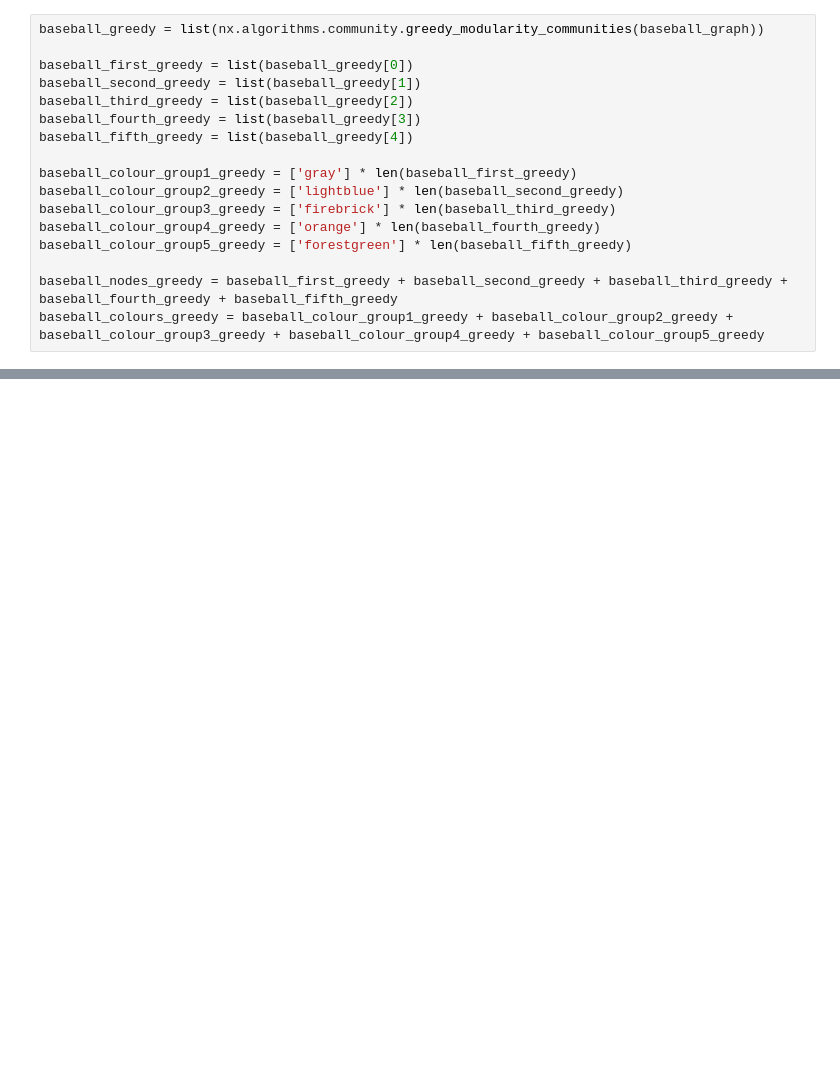
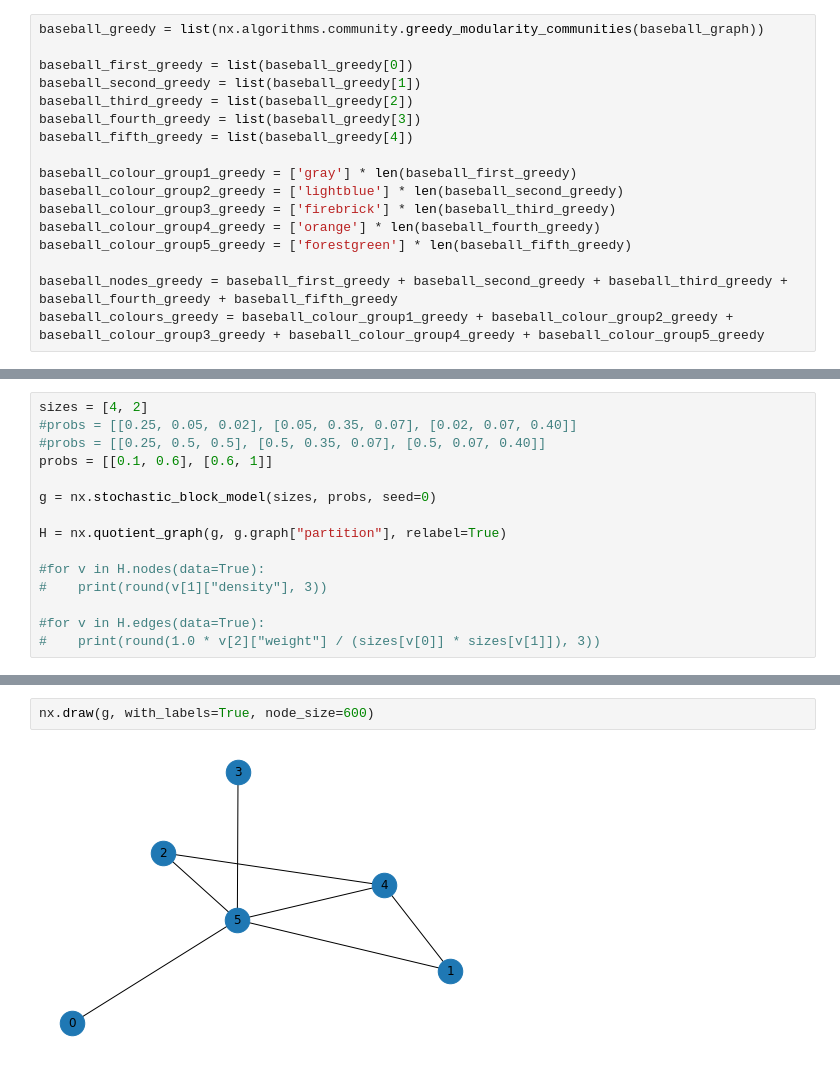
Before and after one commit to domonkoshaffner/network_visualisation, a Jupyter notebook: main_project_network.ipynb, the cells around one changed output, grey strips where cells are left out. Cells and saved outputs as stored; diff of their text form; blank space fills up the shorter version.

```diff
--- a/main_project_network.ipynb
+++ b/main_project_network.ipynb
@@ -841,0 +863,15 @@ plt.savefig('baseball_caluset_comm_circular.jpg', dpi = 300, bbox_inches = 'tigh
+# %%
+sizes = [4, 2]
+#probs = [[0.25, 0.05, 0.02], [0.05, 0.35, 0.07], [0.02, 0.07, 0.40]]
+#probs = [[0.25, 0.5, 0.5], [0.5, 0.35, 0.07], [0.5, 0.07, 0.40]]
+probs = [[0.1, 0.6], [0.6, 1]]
+
+g = nx.stochastic_block_model(sizes, probs, seed=0)
+
+H = nx.quotient_graph(g, g.graph["partition"], relabel=True)
+
+#for v in H.nodes(data=True):
+#    print(round(v[1]["density"], 3))
+
+#for v in H.edges(data=True):
+#    print(round(1.0 * v[2]["weight"] / (sizes[v[0]] * sizes[v[1]]), 3))
@@ -841,0 +883,4 @@ plt.savefig('baseball_caluset_comm_circular.jpg', dpi = 300, bbox_inches = 'tigh
+# %%
+nx.draw(g, with_labels=True, node_size=600)
+# %% [output]
+[figure, added]
```
Also changed, not shown: parts of 10 cells of this notebook.
